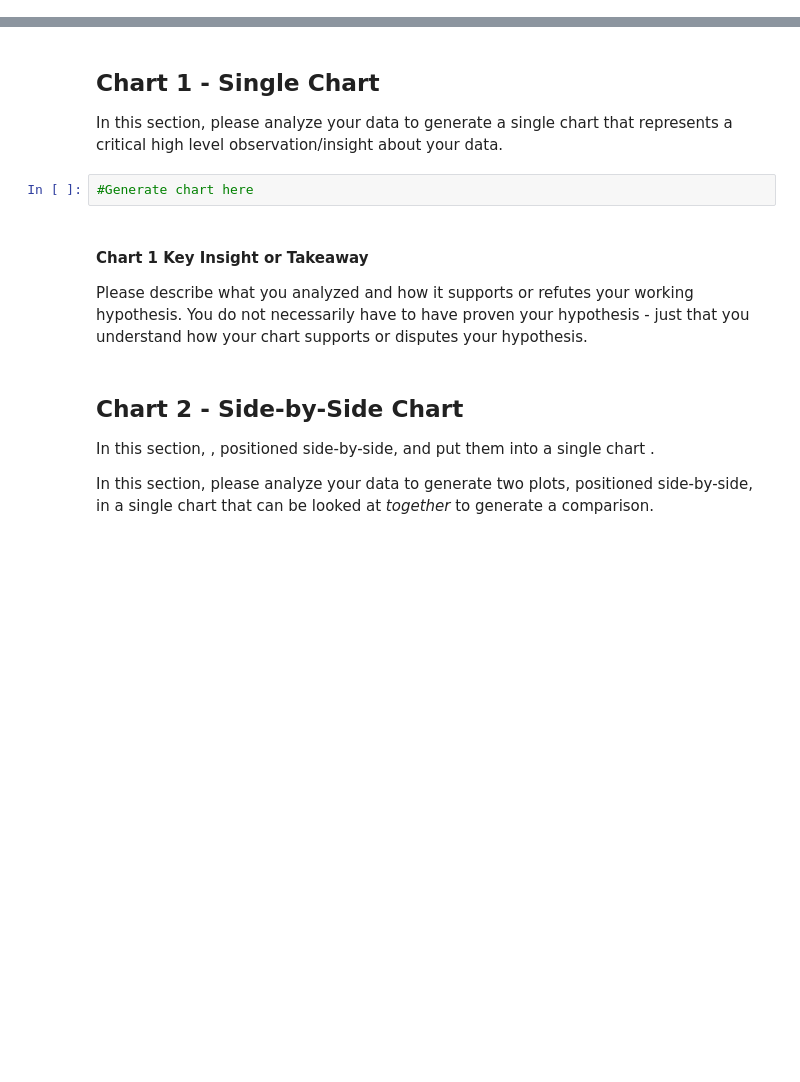
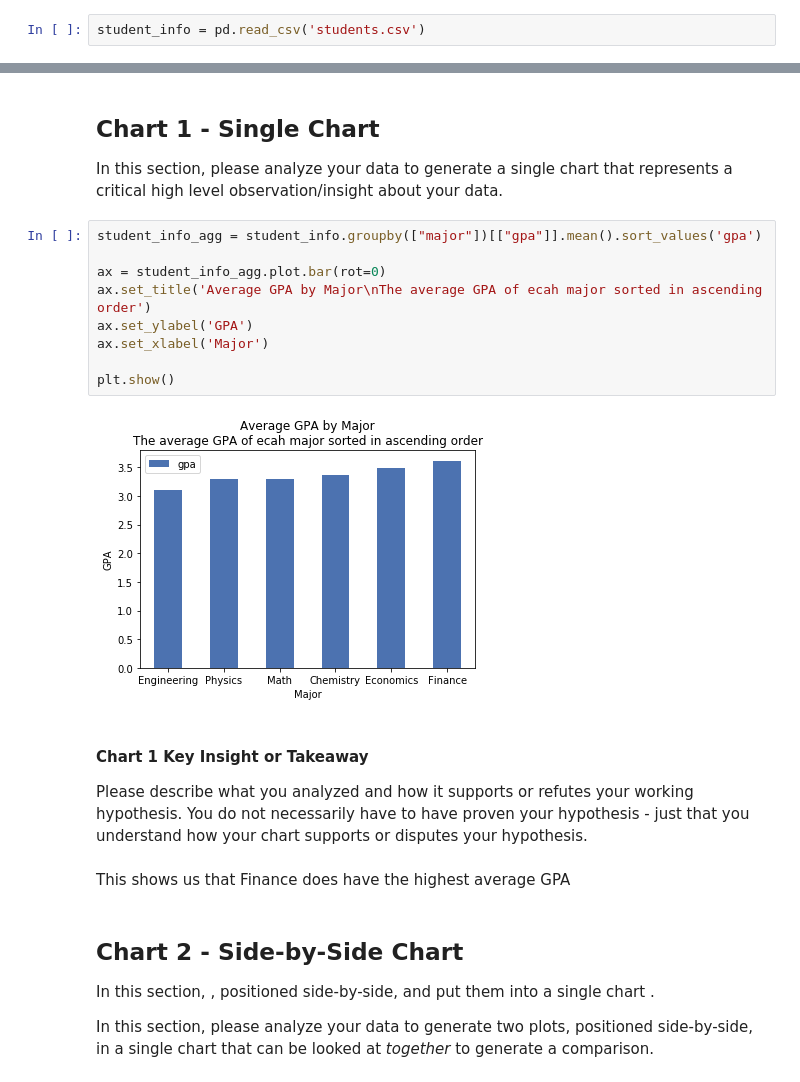
Before and after one commit to jasonshu8/MSDS_631, a Jupyter notebook: Homeworks/Homework 8/MSDS_631_Homework_8.ipynb, the cells around one changed output, grey strips where cells are left out. Cells and saved outputs as stored; diff of their text form; blank space fills up the shorter version.

```diff
--- a/Homeworks/Homework 8/MSDS_631_Homework_8.ipynb
+++ b/Homeworks/Homework 8/MSDS_631_Homework_8.ipynb
@@ -47,0 +56,2 @@ from datetime import datetime
+# %%
+student_info = pd.read_csv('students.csv')
@@ -49,11 +80,22 @@ from datetime import datetime
 ## Chart 1 - Single Chart
 
 In this section, please analyze your data to generate a single chart that represents a critical high level observation/insight about your data.
-# %%
-#Generate chart here
+# %%
+student_info_agg = student_info.groupby(["major"])[["gpa"]].mean().sort_values('gpa')
+
+ax = student_info_agg.plot.bar(rot=0)
+ax.set_title('Average GPA by Major\nThe average GPA of ecah major sorted in ascending order')
+ax.set_ylabel('GPA')
+ax.set_xlabel('Major')
+
+plt.show()
+# %% [output]
+[figure, added]
 # %% [markdown]
 #### Chart 1 Key Insight or Takeaway
 Please describe what you analyzed and how it supports or refutes your working hypothesis. You do not necessarily have to have proven your hypothesis - just that you understand how your chart supports or disputes your hypothesis.
+# %% [markdown]
+This shows us that Finance does have the highest average GPA
 # %% [markdown]
 ## Chart 2 - Side-by-Side Chart
 
```
Also changed, not shown: parts of 11 cells of this notebook.
